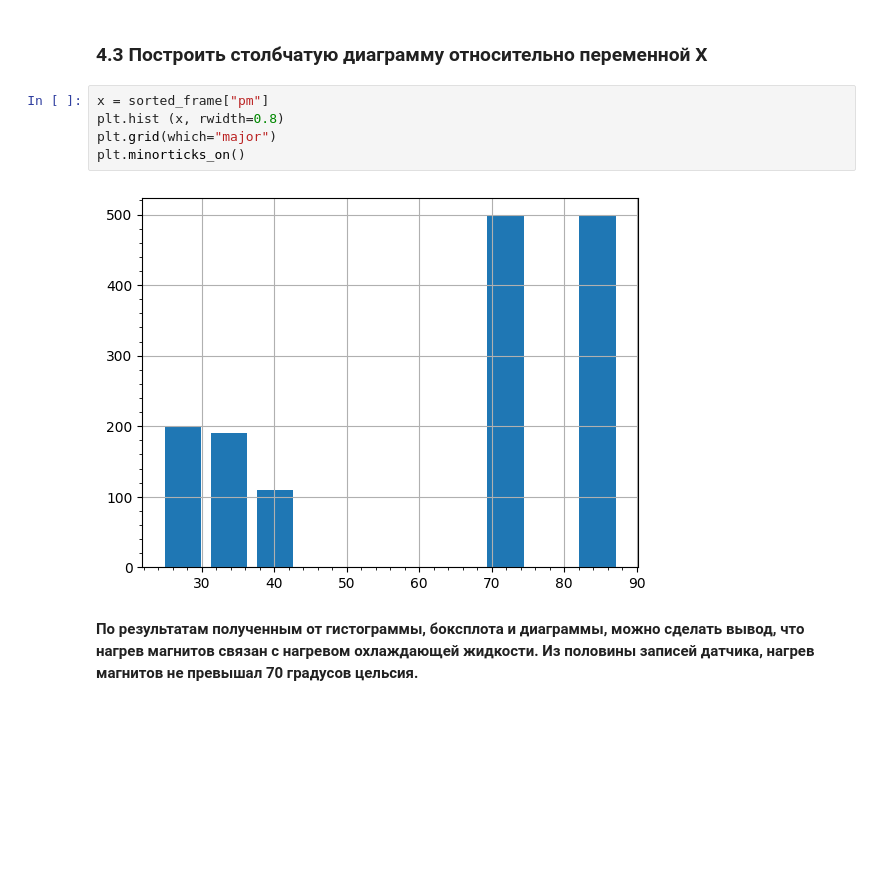
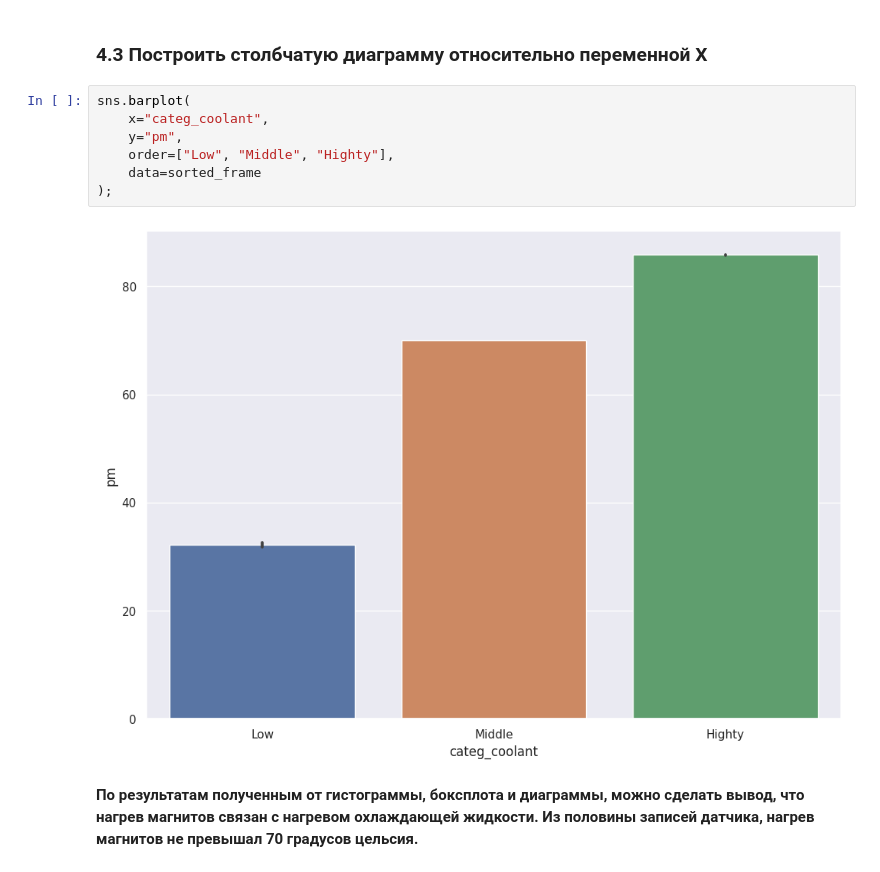
Before and after one commit to RazraB0tchik/lab1, a Jupyter notebook: Lab2.ipynb, the cells around one changed output. Saved outputs shown, nothing was run; the diff lists cells and outputs as text; blank space fills up the shorter version.

```diff
--- a/Lab2.ipynb
+++ b/Lab2.ipynb
@@ -255,13 +257,15 @@ plt.show()
  **В остальных 50% температура была выше 70 градусов (ориентируясь по верхнему квартелю, в данных 50% средняя температура составляла 86 градусов цельсия)**
 # %% [markdown]
 ### 4.3 Построить столбчатую диаграмму относительно переменной X ###
-# %%
-x = sorted_frame["pm"]
-plt.hist (x, rwidth=0.8)
-plt.grid(which="major")
-plt.minorticks_on()
-# %% [output]
-[figure, removed]
+# %%
+sns.barplot(
+    x="categ_coolant",
+    y="pm",
+    order=["Low", "Middle", "Highty"],
+    data=sorted_frame
+);
+# %% [output]
+[figure, added]
 # %% [markdown]
 **По результатам полученным от гистограммы, боксплота и диаграммы, можно сделать вывод, что нагрев магнитов связан с нагревом охлаждающей жидкости. Из половины записей датчика, нагрев магнитов не превышал 70 градусов цельсия.**
 # %% [markdown]
```
Also changed, not shown: parts of 9 cells of this notebook.
